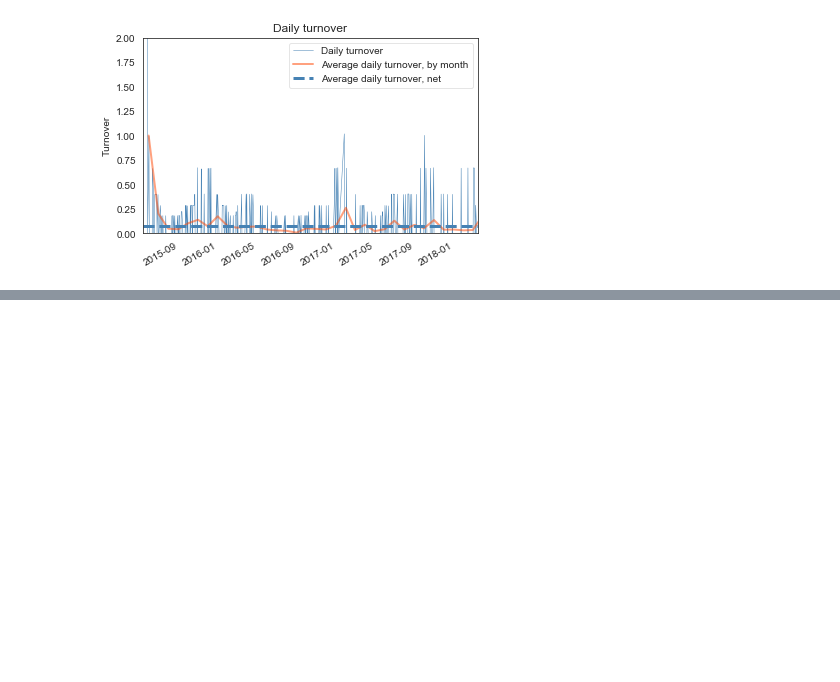
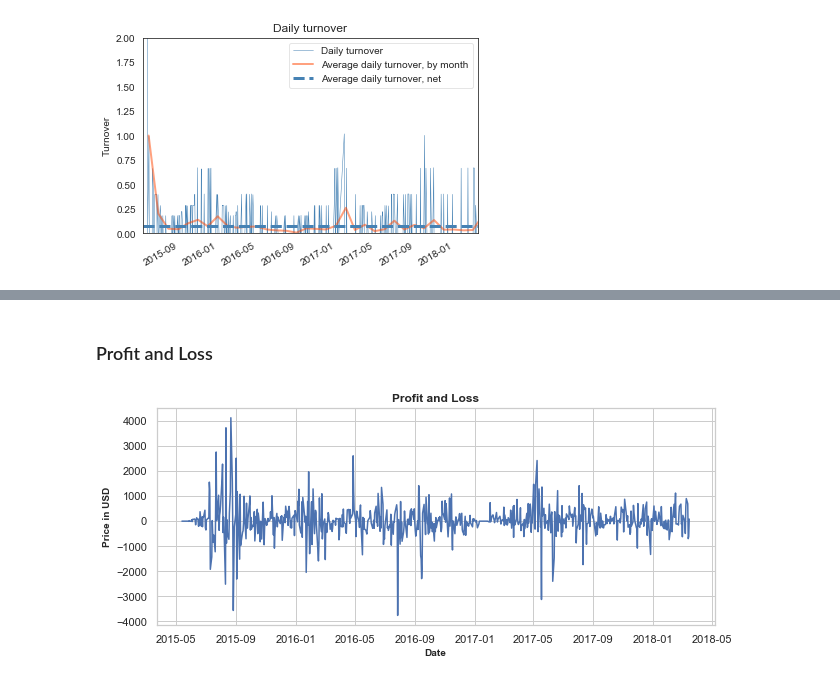
Before and after one commit to isabelpuche/ml_for_algo_trading, a Jupyter notebook: notebooks/02_ta_strategy.ipynb, the cells around one changed output, grey strips where cells are left out. Drawn from its saved outputs; the diff is of its cells as text; code cells hidden in the pictures; blank space fills up the shorter version.

```diff
--- a/notebooks/02_ta_strategy.ipynb
+++ b/notebooks/02_ta_strategy.ipynb
@@ -321,0 +352,19 @@ pf.plot_turnover(returns, transactions, positions);
+# %% [markdown]
+### Profit and Loss
+# %%
+# Profit and Loss
+plt.figure(figsize=(10, 4))
+
+sns.set(style="whitegrid")
+
+fig =sns.lineplot(x=sma.date,
+             y=sma['pnl'],
+             data=sma)
+
+plt.xlabel("Date", fontsize = 10, fontweight = "semibold")
+plt.ylabel("Price in USD", fontsize = 10, fontweight = "semibold")
+plt.title("Profit and Loss", fontsize = 12, fontweight = "semibold")
+
+plt.show()
+# %% [output]
+[figure, added]
```
Also changed, not shown: parts of 5 cells of this notebook, 10 other files.
